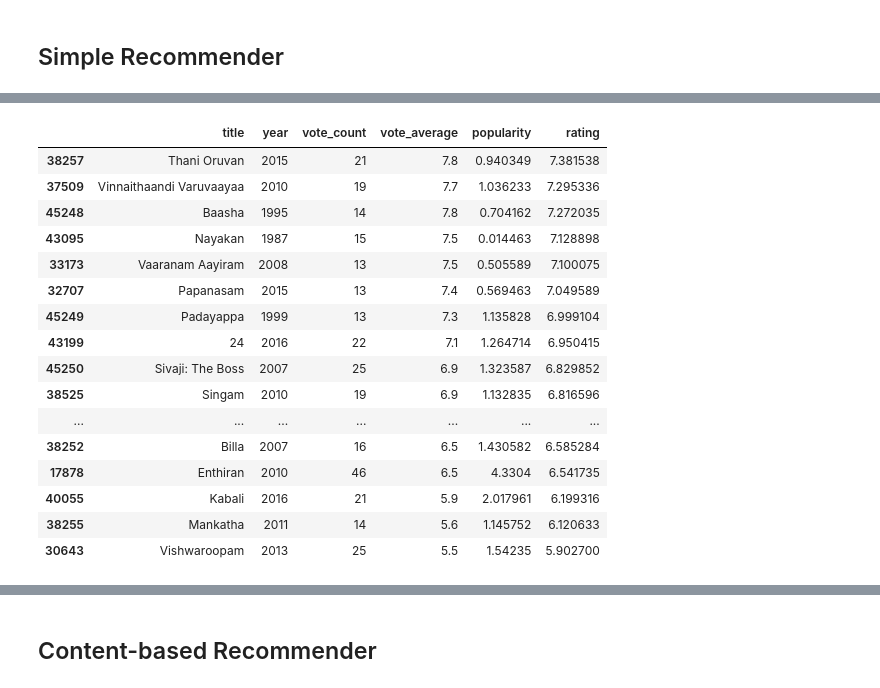
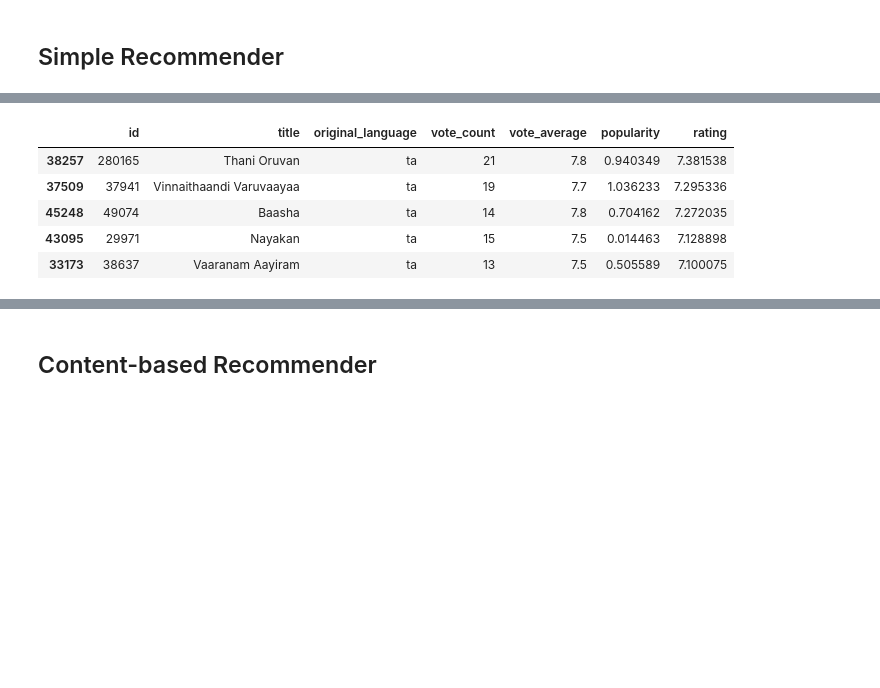
Before and after one commit to subhalingamd/movie-finder, a Jupyter notebook: frontend.ipynb, the cells around one changed output, grey strips where cells are left out. Saved outputs shown, nothing was run; the diff lists cells and outputs as text; code cells hidden in the pictures; blank space fills up the shorter version.

```diff
--- a/frontend.ipynb
+++ b/frontend.ipynb
@@ -116,21 +104,10 @@ simple_recommender(md,filters={"genres":"Romance"},percentile=0.75)
 # %%
-simple_recommender(md,filters={"original_language":"ta"},percentile=0.75)
+simple_recommender(md,filters={"original_language":"ta"},percentile=0.75).head()
 # %% [output]
-|  | title | year | vote_count | vote_average | popularity | rating |
-| 38257 | Thani Oruvan | 2015 | 21 | 7.8 | 0.940349 | 7.381538 |
-| 37509 | Vinnaithaandi Varuvaayaa | 2010 | 19 | 7.7 | 1.036233 | 7.295336 |
-| 45248 | Baasha | 1995 | 14 | 7.8 | 0.704162 | 7.272035 |
-| 43095 | Nayakan | 1987 | 15 | 7.5 | 0.014463 | 7.128898 |
-| 33173 | Vaaranam Aayiram | 2008 | 13 | 7.5 | 0.505589 | 7.100075 |
-| 32707 | Papanasam | 2015 | 13 | 7.4 | 0.569463 | 7.049589 |
-| 45249 | Padayappa | 1999 | 13 | 7.3 | 1.135828 | 6.999104 |
-| 43199 | 24 | 2016 | 22 | 7.1 | 1.264714 | 6.950415 |
-| 45250 | Sivaji: The Boss | 2007 | 25 | 6.9 | 1.323587 | 6.829852 |
-| 38525 | Singam | 2010 | 19 | 6.9 | 1.132835 | 6.816596 |
-| ... | ... | ... | ... | ... | ... | ... |
-| 38252 | Billa | 2007 | 16 | 6.5 | 1.430582 | 6.585284 |
-| 17878 | Enthiran | 2010 | 46 | 6.5 | 4.3304 | 6.541735 |
-| 40055 | Kabali | 2016 | 21 | 5.9 | 2.017961 | 6.199316 |
-| 38255 | Mankatha | 2011 | 14 | 5.6 | 1.145752 | 6.120633 |
-| 30643 | Vishwaroopam | 2013 | 25 | 5.5 | 1.54235 | 5.902700 |
+|  | id | title | original_language | vote_count | vote_average | popularity | rating |
+| 38257 | 280165 | Thani Oruvan | ta | 21 | 7.8 | 0.940349 | 7.381538 |
+| 37509 | 37941 | Vinnaithaandi Varuvaayaa | ta | 19 | 7.7 | 1.036233 | 7.295336 |
+| 45248 | 49074 | Baasha | ta | 14 | 7.8 | 0.704162 | 7.272035 |
+| 43095 | 29971 | Nayakan | ta | 15 | 7.5 | 0.014463 | 7.128898 |
+| 33173 | 38637 | Vaaranam Aayiram | ta | 13 | 7.5 | 0.505589 | 7.100075 |
 # %%
```
Also changed, not shown: parts of 11 cells of this notebook.
